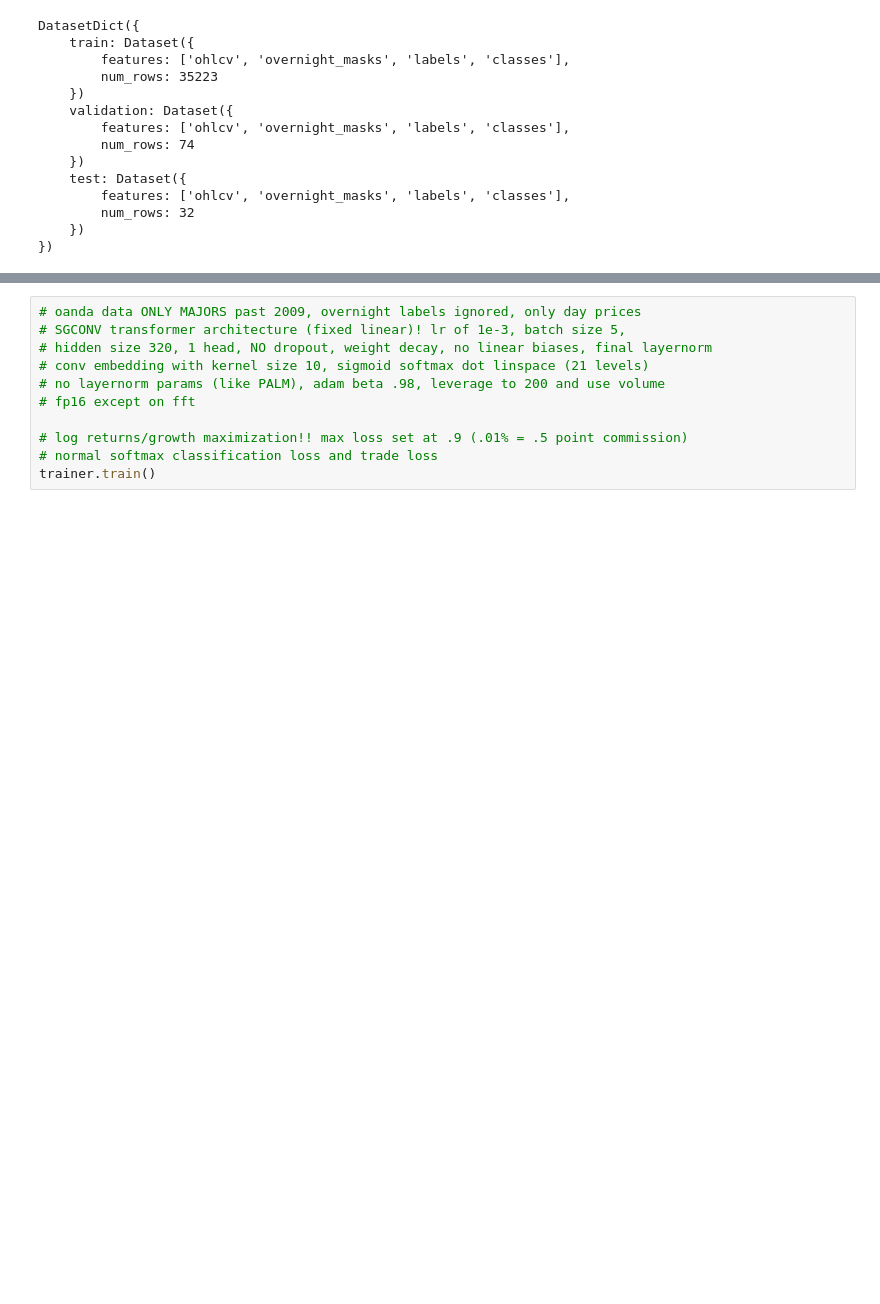
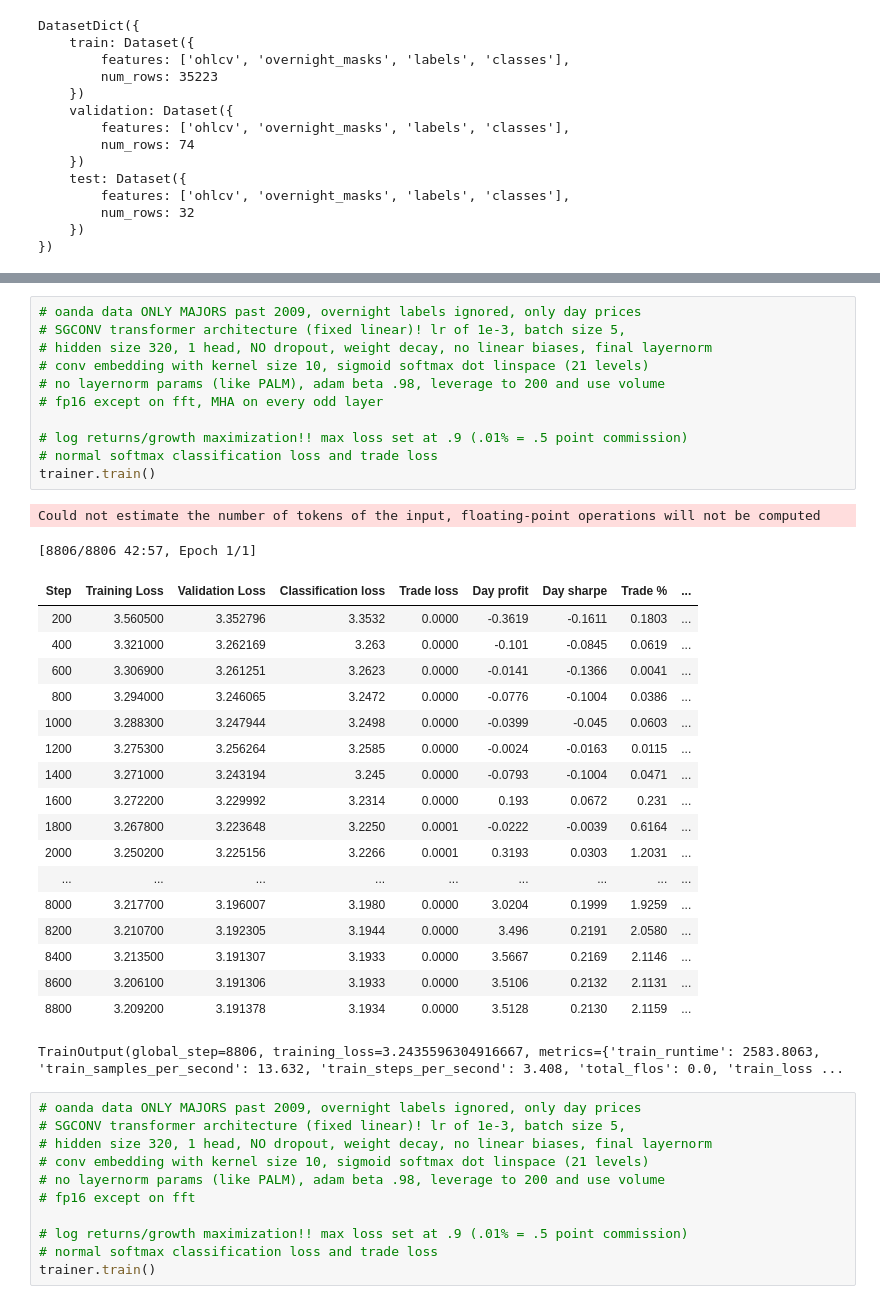
Before and after one commit to mtanghu/Transformer-Trader, a Jupyter notebook: Transformer_Modeling.ipynb, the cells around one changed output, grey strips where cells are left out. Cells and saved outputs as stored; diff of their text form; blank space fills up the shorter version.

```diff
--- a/Transformer_Modeling.ipynb
+++ b/Transformer_Modeling.ipynb
@@ -129,3 +161,35 @@ Using 13 layers
+# %%
+# oanda data ONLY MAJORS past 2009, overnight labels ignored, only day prices
+# SGCONV transformer architecture (fixed linear)! lr of 1e-3, batch size 5,
+# hidden size 320, 1 head, NO dropout, weight decay, no linear biases, final layernorm
+# conv embedding with kernel size 10, sigmoid softmax dot linspace (21 levels)
+# no layernorm params (like PALM), adam beta .98, leverage to 200 and use volume
+# fp16 except on fft, MHA on every odd layer
+
+# log returns/growth maximization!! max loss set at .9 (.01% = .5 point commission)
+# normal softmax classification loss and trade loss
+trainer.train()
+# %% [output]
+Could not estimate the number of tokens of the input, floating-point operations will not be computed
+[8806/8806 42:57, Epoch 1/1]
+| Step | Training Loss | Validation Loss | Classification loss | Trade loss | Day profit | Day sharpe | Trade % | ... |
+| 200 | 3.560500 | 3.352796 | 3.3532 | 0.0000 | -0.3619 | -0.1611 | 0.1803 | ... |
+| 400 | 3.321000 | 3.262169 | 3.263 | 0.0000 | -0.101 | -0.0845 | 0.0619 | ... |
+| 600 | 3.306900 | 3.261251 | 3.2623 | 0.0000 | -0.0141 | -0.1366 | 0.0041 | ... |
+| 800 | 3.294000 | 3.246065 | 3.2472 | 0.0000 | -0.0776 | -0.1004 | 0.0386 | ... |
+| 1000 | 3.288300 | 3.247944 | 3.2498 | 0.0000 | -0.0399 | -0.045 | 0.0603 | ... |
+| 1200 | 3.275300 | 3.256264 | 3.2585 | 0.0000 | -0.0024 | -0.0163 | 0.0115 | ... |
+| 1400 | 3.271000 | 3.243194 | 3.245 | 0.0000 | -0.0793 | -0.1004 | 0.0471 | ... |
+| 1600 | 3.272200 | 3.229992 | 3.2314 | 0.0000 | 0.193 | 0.0672 | 0.231 | ... |
+| 1800 | 3.267800 | 3.223648 | 3.2250 | 0.0001 | -0.0222 | -0.0039 | 0.6164 | ... |
+| 2000 | 3.250200 | 3.225156 | 3.2266 | 0.0001 | 0.3193 | 0.0303 | 1.2031 | ... |
+| ... | ... | ... | ... | ... | ... | ... | ... | ... |
+| 8000 | 3.217700 | 3.196007 | 3.1980 | 0.0000 | 3.0204 | 0.1999 | 1.9259 | ... |
+| 8200 | 3.210700 | 3.192305 | 3.1944 | 0.0000 | 3.496 | 0.2191 | 2.0580 | ... |
+| 8400 | 3.213500 | 3.191307 | 3.1933 | 0.0000 | 3.5667 | 0.2169 | 2.1146 | ... |
+| 8600 | 3.206100 | 3.191306 | 3.1933 | 0.0000 | 3.5106 | 0.2132 | 2.1131 | ... |
+| 8800 | 3.209200 | 3.191378 | 3.1934 | 0.0000 | 3.5128 | 0.2130 | 2.1159 | ... |
+TrainOutput(global_step=8806, training_loss=3.2435596304916667, metrics={'train_runtime': 2583.8063, 'train_samples_per_second': 13.632, 'train_steps_per_second': 3.408, 'total_flos': 0.0, 'train_loss ...
 # %%
 # oanda data ONLY MAJORS past 2009, overnight labels ignored, only day prices
 # SGCONV transformer architecture (fixed linear)! lr of 1e-3, batch size 5,
```
Also changed, not shown: parts of 4 cells of this notebook, 1 other file.
